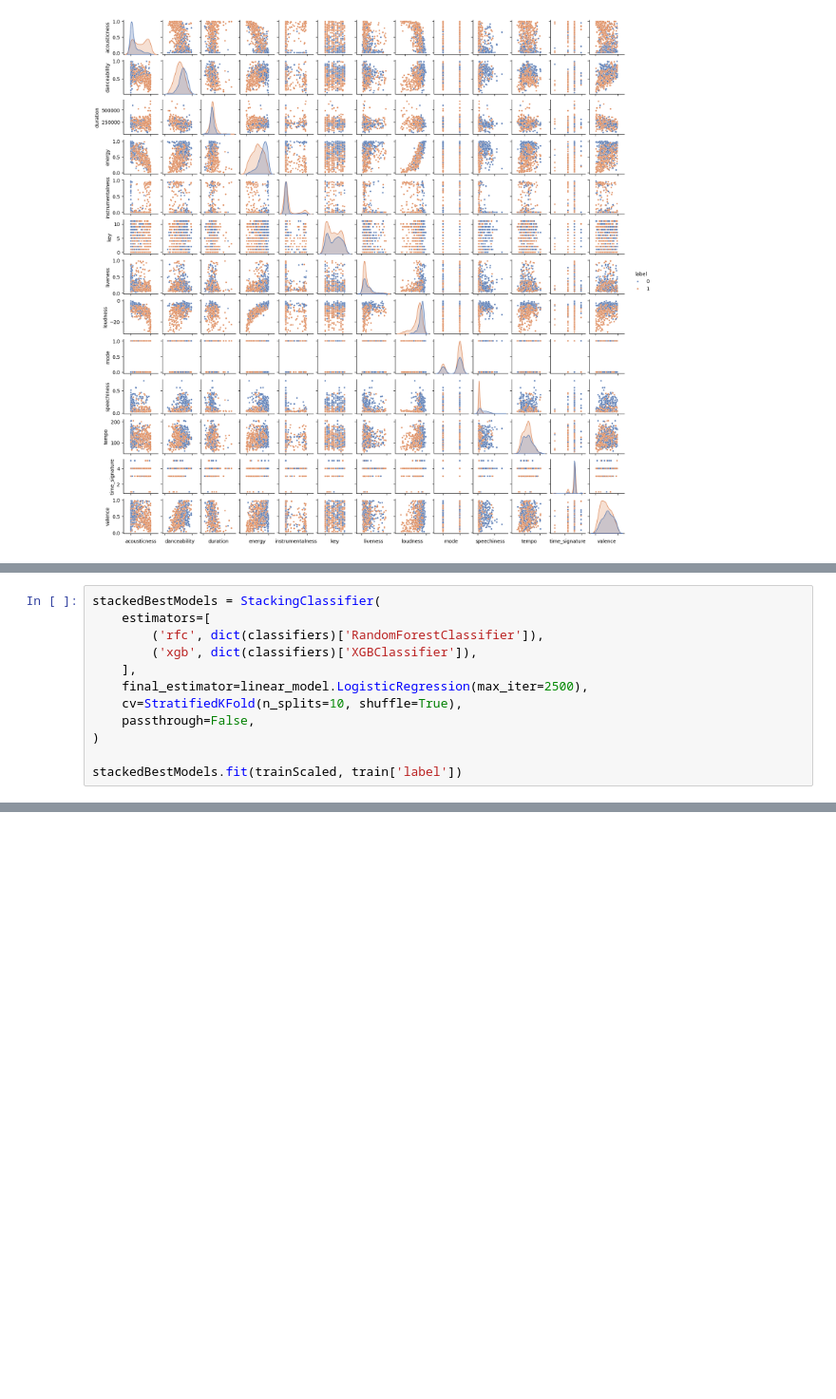
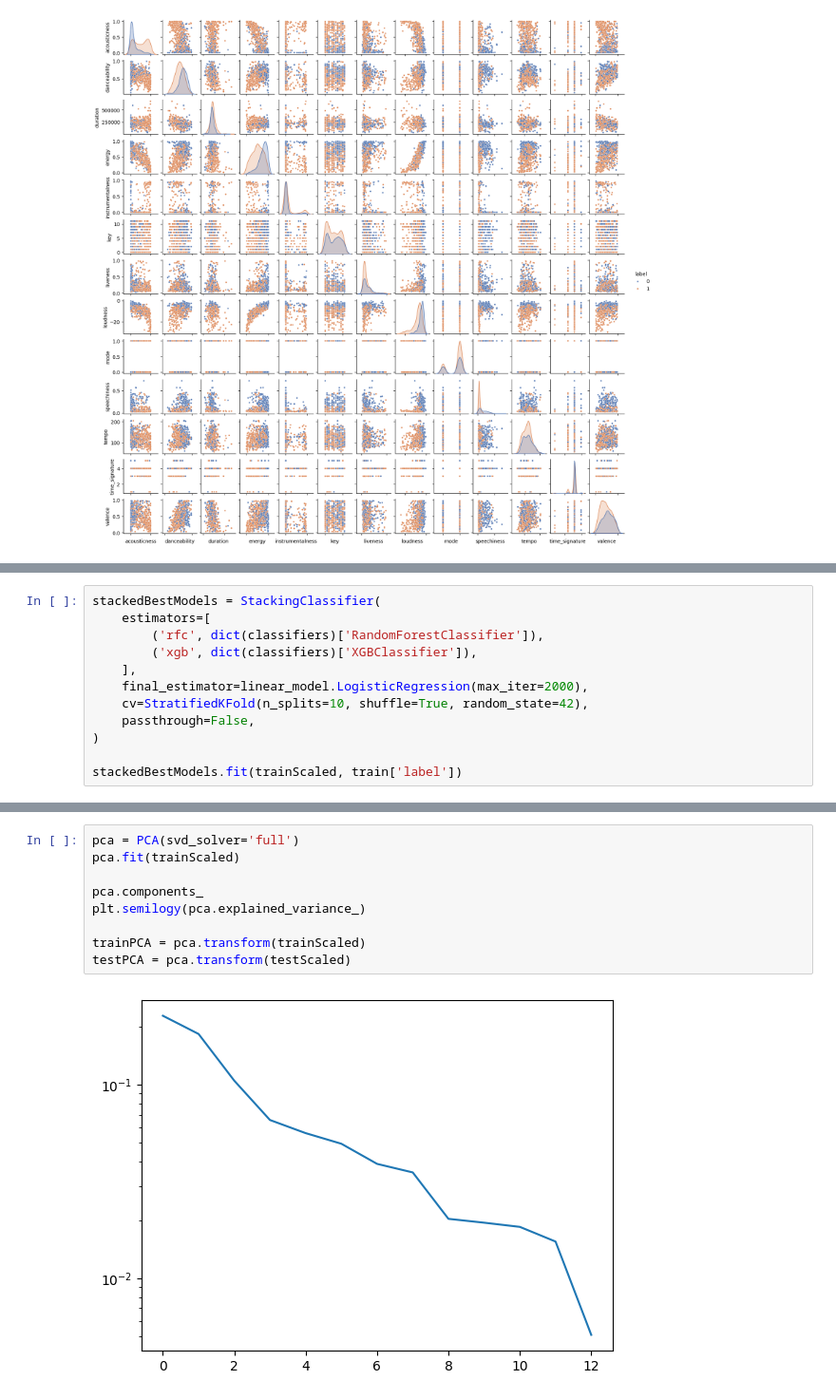
Before and after one commit to srkatsaras/FRTN65---Code-and-Notebooks, a Jupyter notebook: lab_song_classification.ipynb, the cells around one changed output, grey strips where cells are left out. Shown at 95% size. Cells and saved outputs as stored; diff of their text form; blank space fills up the shorter version.

```diff
--- a/lab_song_classification.ipynb
+++ b/lab_song_classification.ipynb
@@ -405,8 +429,8 @@ stackedBestModels = StackingClassifier(
         ('rfc', dict(classifiers)['RandomForestClassifier']),
         ('xgb', dict(classifiers)['XGBClassifier']),
     ],
-    final_estimator=linear_model.LogisticRegression(max_iter=2500),
-    cv=StratifiedKFold(n_splits=10, shuffle=True),
+    final_estimator=linear_model.LogisticRegression(max_iter=2000),
+    cv=StratifiedKFold(n_splits=10, shuffle=True, random_state=42),
     passthrough=False,
 )
 
@@ -458,0 +584,11 @@ Standard deviation: 0.042
+# %%
+pca = PCA(svd_solver='full')
+pca.fit(trainScaled)
+
+pca.components_
+plt.semilogy(pca.explained_variance_)
+
+trainPCA = pca.transform(trainScaled)
+testPCA = pca.transform(testScaled)
+# %% [output]
+[figure, added]
```
Also changed, not shown: parts of 35 cells of this notebook.
